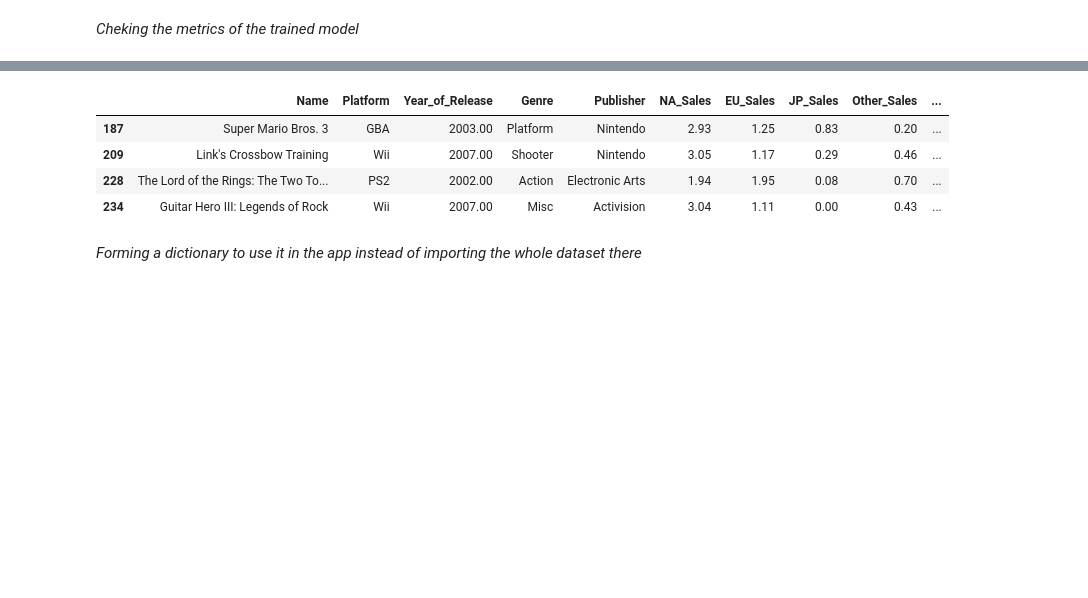
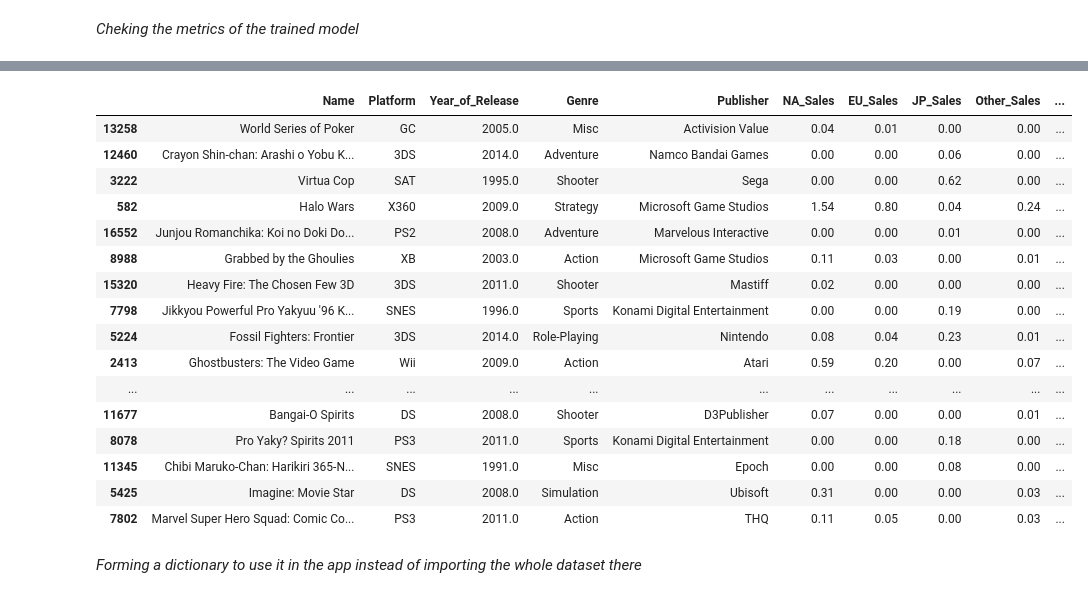
Before and after one commit to Arhamhir/Video-Game-Sales-Prediction, a Jupyter notebook: data.ipynb, the cells around one changed output, grey strips where cells are left out. Drawn from its saved outputs; the diff is of its cells as text; code cells hidden in the pictures; blank space fills up the shorter version.

```diff
--- a/data.ipynb
+++ b/data.ipynb
@@ -395,11 +375,23 @@ R² Score: 0.8643799968136884
 # %%
-df.head(4)
+df.sample(20)
 # %% [output]
 |  | Name | Platform | Year_of_Release | Genre | Publisher | NA_Sales | EU_Sales | JP_Sales | Other_Sales | ... |
-| 187 | Super Mario Bros. 3 | GBA | 2003.00 | Platform | Nintendo | 2.93 | 1.25 | 0.83 | 0.20 | ... |
-| 209 | Link's Crossbow Training | Wii | 2007.00 | Shooter | Nintendo | 3.05 | 1.17 | 0.29 | 0.46 | ... |
-| 228 | The Lord of the Rings: The Two To... | PS2 | 2002.00 | Action | Electronic Arts | 1.94 | 1.95 | 0.08 | 0.70 | ... |
-| 234 | Guitar Hero III: Legends of Rock | Wii | 2007.00 | Misc | Activision | 3.04 | 1.11 | 0.00 | 0.43 | ... |
+| 13258 | World Series of Poker | GC | 2005.0 | Misc | Activision Value | 0.04 | 0.01 | 0.00 | 0.00 | ... |
+| 12460 | Crayon Shin-chan: Arashi o Yobu K... | 3DS | 2014.0 | Adventure | Namco Bandai Games | 0.00 | 0.00 | 0.06 | 0.00 | ... |
+| 3222 | Virtua Cop | SAT | 1995.0 | Shooter | Sega | 0.00 | 0.00 | 0.62 | 0.00 | ... |
+| 582 | Halo Wars | X360 | 2009.0 | Strategy | Microsoft Game Studios | 1.54 | 0.80 | 0.04 | 0.24 | ... |
+| 16552 | Junjou Romanchika: Koi no Doki Do... | PS2 | 2008.0 | Adventure | Marvelous Interactive | 0.00 | 0.00 | 0.01 | 0.00 | ... |
+| 8988 | Grabbed by the Ghoulies | XB | 2003.0 | Action | Microsoft Game Studios | 0.11 | 0.03 | 0.00 | 0.01 | ... |
+| 15320 | Heavy Fire: The Chosen Few 3D | 3DS | 2011.0 | Shooter | Mastiff | 0.02 | 0.00 | 0.00 | 0.00 | ... |
+| 7798 | Jikkyou Powerful Pro Yakyuu '96 K... | SNES | 1996.0 | Sports | Konami Digital Entertainment | 0.00 | 0.00 | 0.19 | 0.00 | ... |
+| 5224 | Fossil Fighters: Frontier | 3DS | 2014.0 | Role-Playing | Nintendo | 0.08 | 0.04 | 0.23 | 0.01 | ... |
+| 2413 | Ghostbusters: The Video Game | Wii | 2009.0 | Action | Atari | 0.59 | 0.20 | 0.00 | 0.07 | ... |
+| ... | ... | ... | ... | ... | ... | ... | ... | ... | ... | ... |
+| 11677 | Bangai-O Spirits | DS | 2008.0 | Shooter | D3Publisher | 0.07 | 0.00 | 0.00 | 0.01 | ... |
+| 8078 | Pro Yaky? Spirits 2011 | PS3 | 2011.0 | Sports | Konami Digital Entertainment | 0.00 | 0.00 | 0.18 | 0.00 | ... |
+| 11345 | Chibi Maruko-Chan: Harikiri 365-N... | SNES | 1991.0 | Misc | Epoch | 0.00 | 0.00 | 0.08 | 0.00 | ... |
+| 5425 | Imagine: Movie Star | DS | 2008.0 | Simulation | Ubisoft | 0.31 | 0.00 | 0.00 | 0.03 | ... |
+| 7802 | Marvel Super Hero Squad: Comic Co... | PS3 | 2011.0 | Action | THQ | 0.11 | 0.05 | 0.00 | 0.03 | ... |
 # %% [markdown]
 *Forming a dictionary to use it in the app instead of importing the whole dataset there*
 # %%
```
Also changed, not shown: parts of 13 cells of this notebook, 4 other files.
